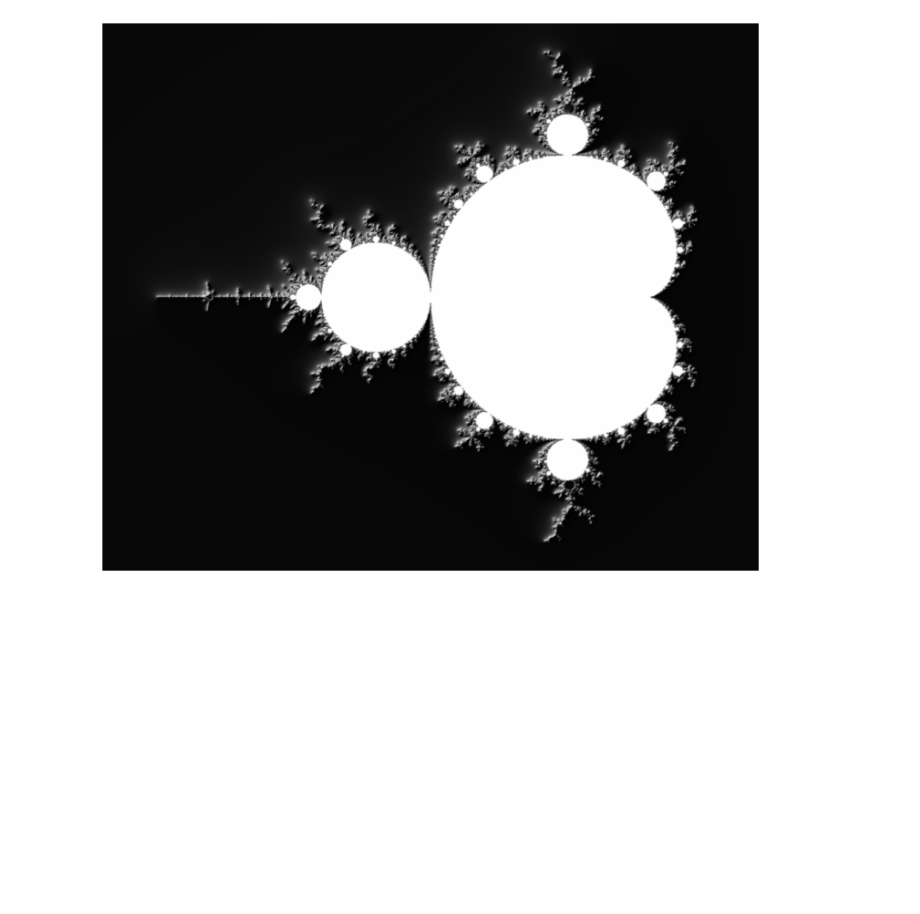
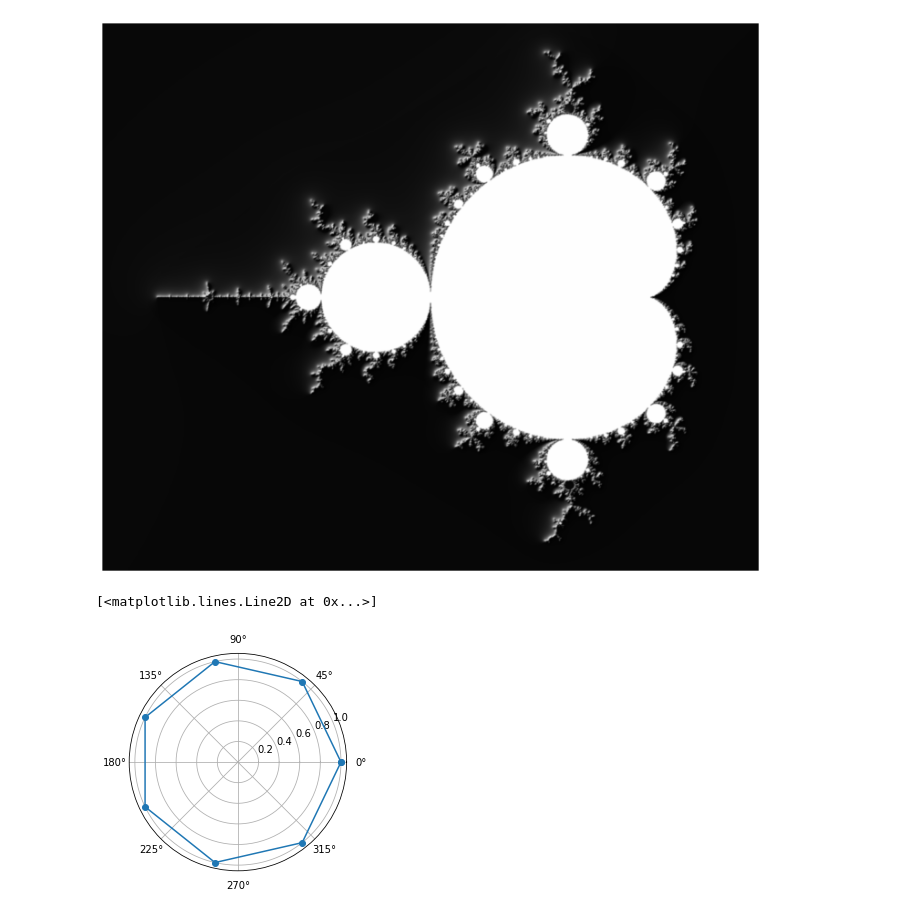
Before and after one commit to HayaoSuzuki/PyCon-mini-Shizuoka-2020, a Jupyter notebook: 20200229complex_numbers.ipynb, the cells around one changed output. Cells and saved outputs as stored; diff of their text form; code cells hidden in the pictures; blank space fills up the shorter version.

```diff
--- a/20200229complex_numbers.ipynb
+++ b/20200229complex_numbers.ipynb
@@ -118,3 +118,12 @@ ax.set_yticks([])
 plt.show()
 # %% [output]
 [figure]
+# %%
+N = 7
+roots_of_one = [cmath.exp(((2 * cmath.pi * k) / N) * (0 + 1j)) for k in range(N + 1)]
+angles = list(map(cmath.phase, roots_of_one))
+length = list(map(abs, roots_of_one))
+plt.polar(angles, length, "-o")
+# %% [output]
+[<matplotlib.lines.Line2D at 0x...>]
+[figure, added]
```
Also changed, not shown: parts of 4 cells of this notebook, 2 other files.
